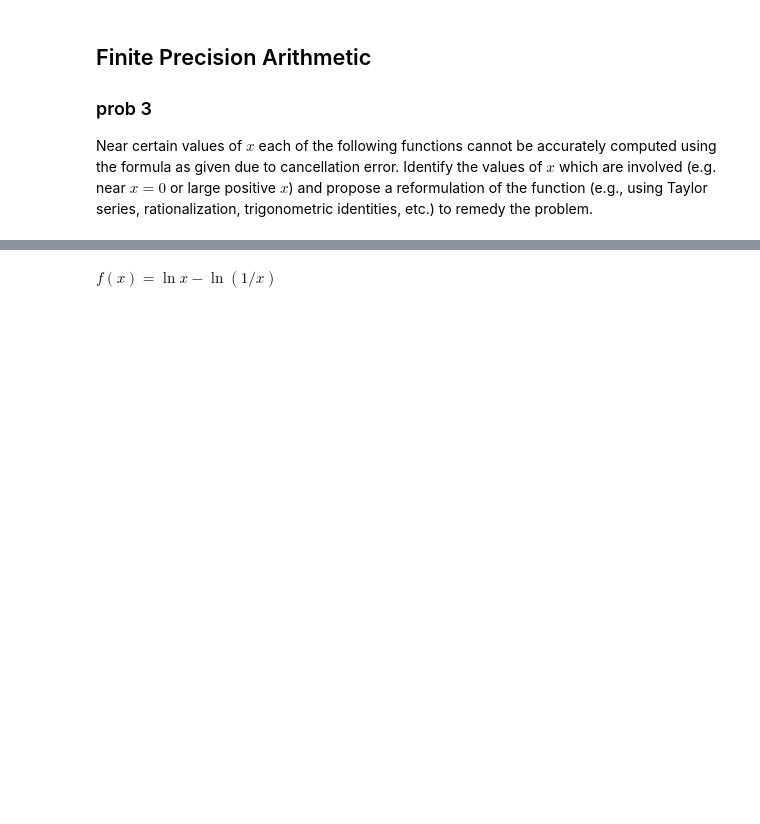
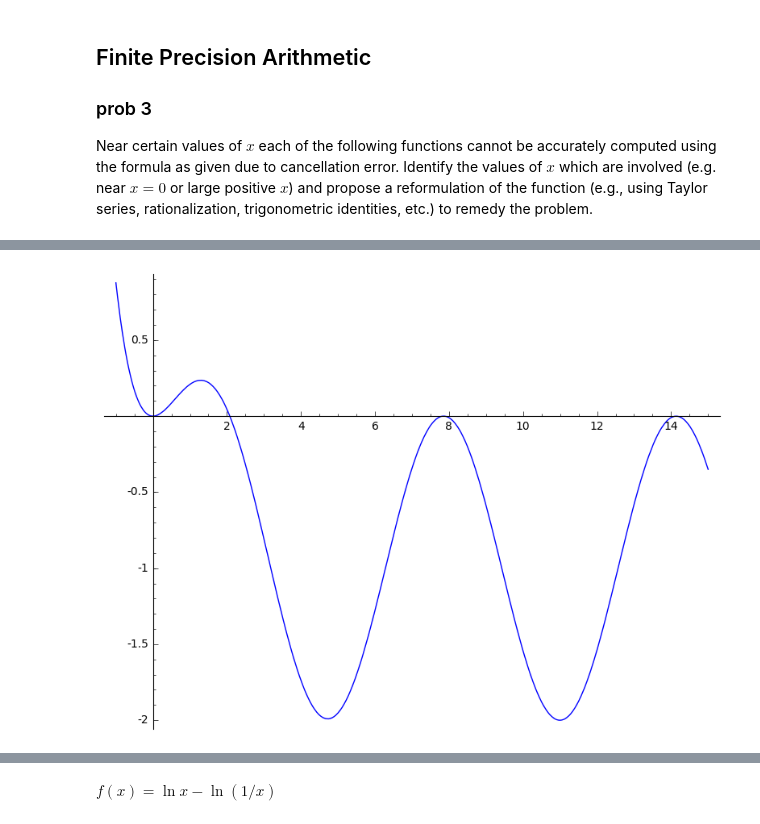
Before and after one commit to coltongrainger/fy18eo, a Jupyter notebook: numerical-methods/arithmetic-rootfinding-hw1.ipynb, the cells around one changed output, grey strips where cells are left out. Cells and saved outputs as stored; diff of their text form; code cells hidden in the pictures; blank space fills up the shorter version.

```diff
--- a/numerical-methods/arithmetic-rootfinding-hw1.ipynb
+++ b/numerical-methods/arithmetic-rootfinding-hw1.ipynb
@@ -135,0 +140,5 @@ $f(x)=\e^{-x}+\sin x-1$
+# %%
+f = e^(-x) + sin(x) - 1
+plot(f, (x, -1, 15))
+# %% [output]
+[figure, added]
```
Also changed, not shown: parts of 19 cells of this notebook, 1 other file.
